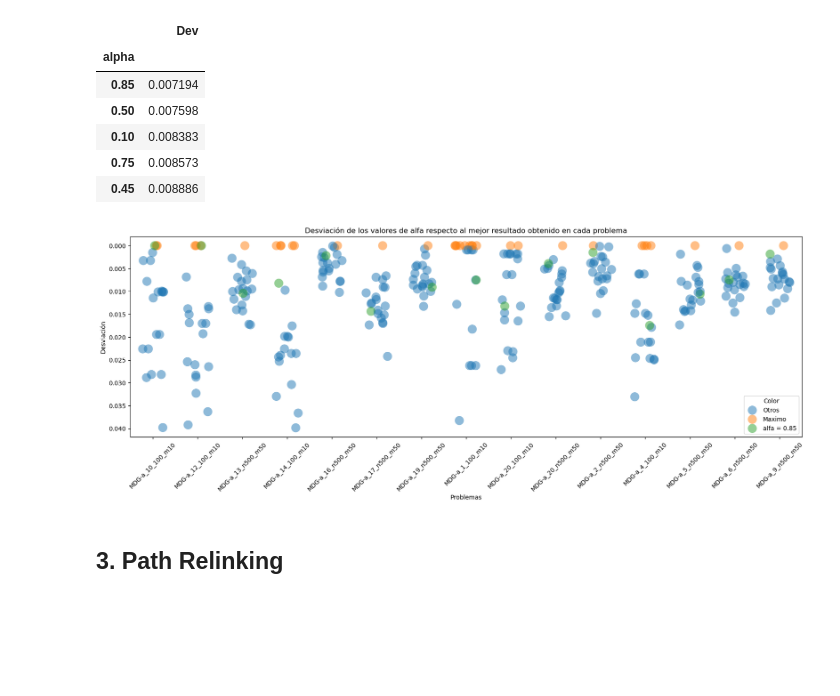
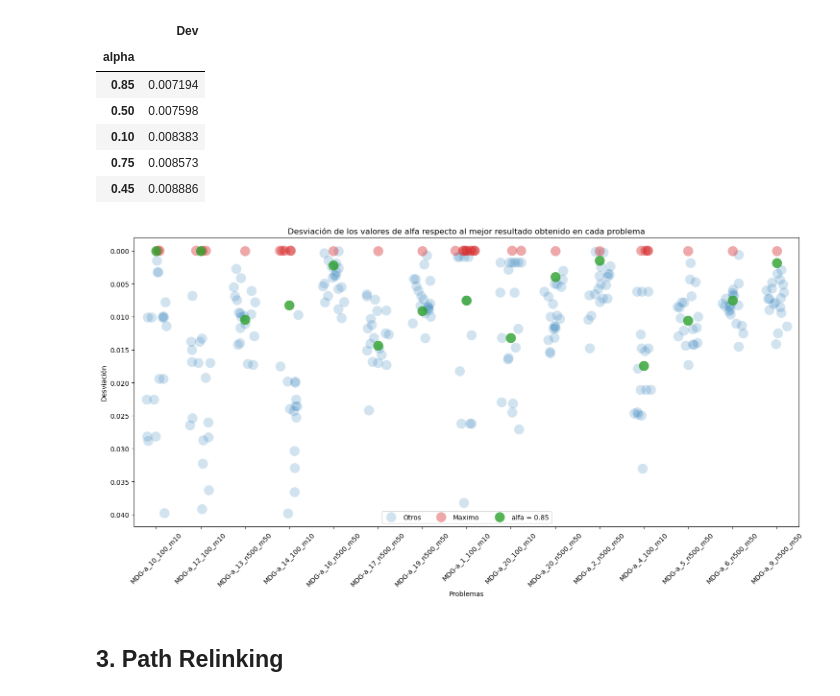
Before and after one commit to ensabai/Trabajo-Log-stica, a Jupyter notebook: notebook.ipynb, the cells around one changed output. Drawn from its saved outputs; the diff is of its cells as text; code cells hidden in the pictures; blank space fills up the shorter version.

```diff
--- a/notebook.ipynb
+++ b/notebook.ipynb
@@ -55,16 +70,26 @@ data.loc[:,["alpha","Dev"]].groupby("alpha").mean("Dev").sort_values("Dev").head
 data["Color"] = ['Maximo' if x[1]["valor"] == x[1]["Maximo"] else "Otros" for x in data.iterrows()]
 data.loc[data["alpha"] == 0.85, "Color"] = "alfa = 0.85"
 # %%
-fig, ax = plt.subplots(figsize=(20,6))
-sns.stripplot(data=data, x="archivo", y="Dev", hue="Color", alpha=.5, ax=ax, size=15, jitter=0.25)
+custom_palette = {
+    'Otros': '#1f77b4',
+    'alfa = 0.85': '#2ca02c',
+    'Maximo': '#d62728'
+}
+
+fig, ax = plt.subplots(figsize=(15,8))
+sns.stripplot(data=data[np.logical_and(data["alpha"] != 0.85, data["valor"] != data["Maximo"])], x="archivo", y="Dev", hue="Color", alpha=0.2, ax=ax, size=15, jitter=0.25, palette=custom_palette)
+sns.stripplot(data=data[np.logical_and(data["alpha"] != 0.85, data["valor"] == data["Maximo"])], x="archivo", y="Dev", hue="Color", alpha=0.4, ax=ax, size=15, jitter=0.25, palette=custom_palette)
+sns.stripplot(data=data[data["alpha"] == 0.85], x="archivo", y="Dev", hue="Color", alpha=0.8, ax=ax, size=15, jitter=0.25, palette=custom_palette)
 ax.tick_params(axis='x', rotation=45)
 ax.set_xlabel("Problemas")
 ax.set_ylabel("Desviación")
-ax.set_title("Desviación de los valores de alfa respecto al mejor resultado obtenido en cada problema")
 ax.invert_yaxis()
+plt.title("Desviación de los valores de alfa respecto al mejor resultado obtenido en cada problema")
+plt.legend(ncol=3, loc="lower center", bbox_to_anchor=(0.5, 0))
+plt.tight_layout()
 plt.show()
 # %% [output]
-[figure, old version]
+[figure, new version]
 # %% [markdown]
 ## 3. Path Relinking
 # %%
```
Also changed, not shown: parts of 2 cells of this notebook.
